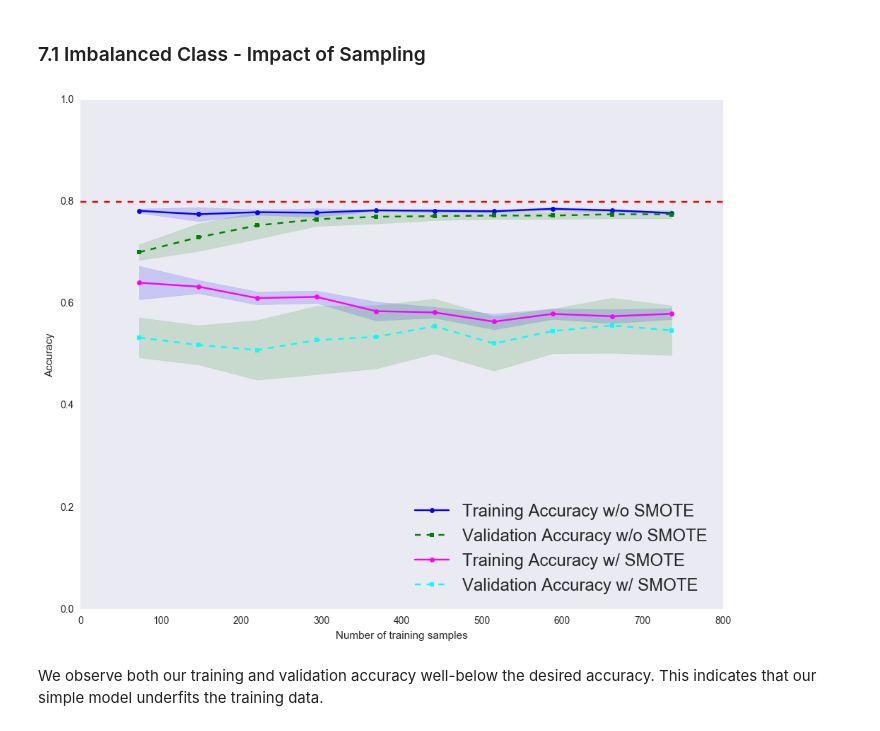
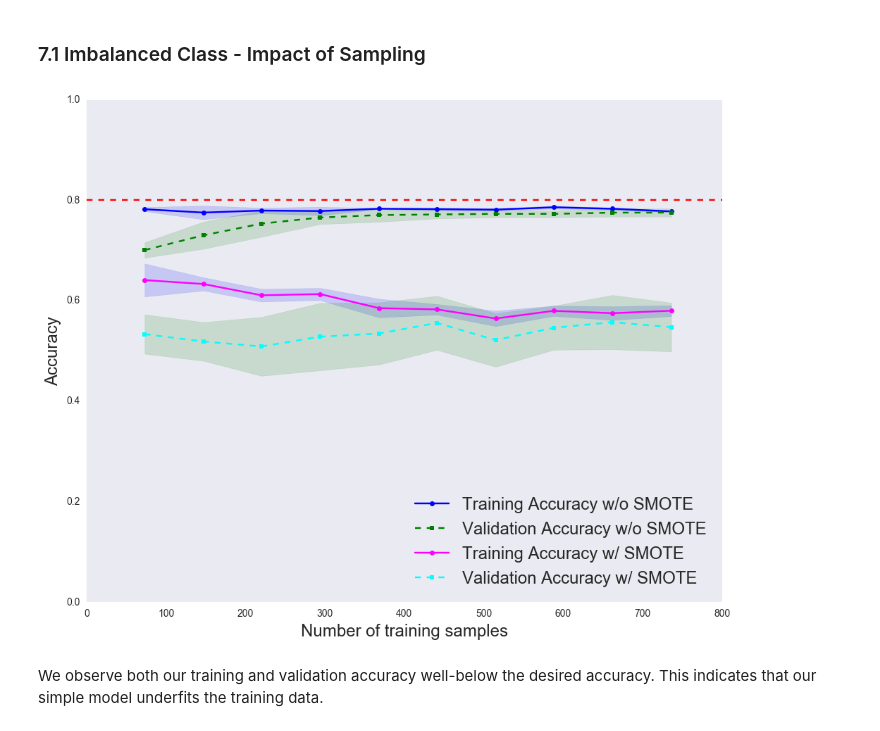
Before and after one commit to sharan-naribole/reddit-sentiment-soccer-prediction, a Jupyter notebook: Reddit Sentiment-based Match Result Prediction.ipynb, the cells around one changed output. Drawn from its saved outputs; the diff is of its cells as text; code cells hidden in the pictures.

```diff
--- a/Reddit Sentiment-based Match Result Prediction.ipynb
+++ b/Reddit Sentiment-based Match Result Prediction.ipynb
@@ -564,3 +564,10 @@ pickle.dump(X_train,f)
 pickle.dump(y_train,f)
 pickle.dump(X_test,f)
 pickle.dump(y_test,f)
+# %%
+pkl_file = open('cleaned_data.pckl', 'rb')
+
+X_train = pickle.load(pkl_file)
+y_train = pickle.load(pkl_file)
+X_test = pickle.load(pkl_file)
+y_test = pickle.load(pkl_file)
@@ -586,7 +597,7 @@ from imblearn.pipeline import make_pipeline
 
 sm = SMOTE(random_state=42)
 scl = StandardScaler()
-clf = LogisticRegression(random_state=0)
+clf = LogisticRegression()
 
 
 def generate_accuracy_curve(clf, label_train,label_valid, color_train = 'blue',color_valid='green'):
@@ -630,36 +641,36 @@ def generate_accuracy_curve(clf, label_train,label_valid, color_train = 'blue',c
 
 
 plt.figure(figsize=(10,8))
 
 plt.axhline(y=0.8,
            linestyle = '--',
            color = 'red',
            )
 
 pipe_lr = make_pipeline(scl,clf)
 pipe_lr_smote = make_pipeline(sm,scl,clf)
 
 (generate_accuracy_curve(pipe_lr,
                         "Training Accuracy w/o SMOTE",
                         "Validation Accuracy w/o SMOTE",
                         "blue","green"))
 
 (generate_accuracy_curve(pipe_lr_smote,
                         "Training Accuracy w/ SMOTE",
                         "Validation Accuracy w/ SMOTE",
                         "magenta","cyan"))
 
 
 plt.grid()
-plt.xlabel('Number of training samples')
-plt.ylabel('Accuracy')
+plt.xlabel('Number of training samples',fontsize='xx-large')
+plt.ylabel('Accuracy',fontsize='xx-large')
 plt.legend(loc='lower right',fontsize = 'xx-large')
 plt.ylim([0, 1.0])
 plt.tight_layout()
 # plt.savefig('./figures/learning_curve.png', dpi=300)
 plt.show()
 # %% [output]
-[figure, old version]
+[figure, new version]
 # %% [markdown]
 We observe both our training and validation accuracy well-below the desired accuracy. This indicates that our simple model underfits the training data.
 # %% [markdown]
```
Also changed, not shown: parts of 3 cells of this notebook.
